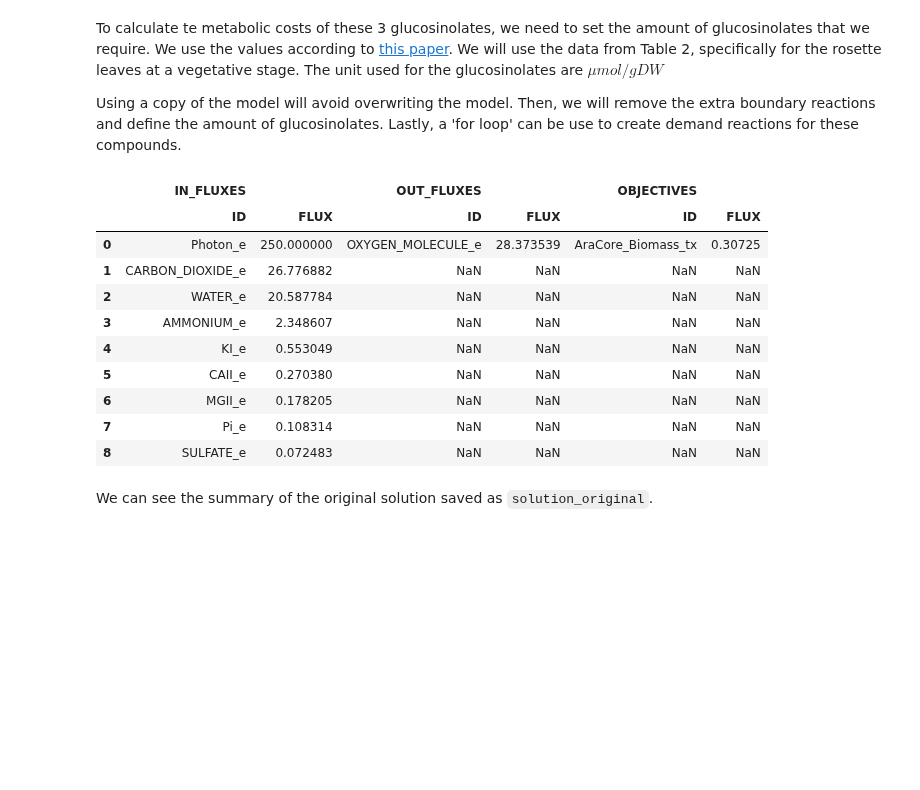
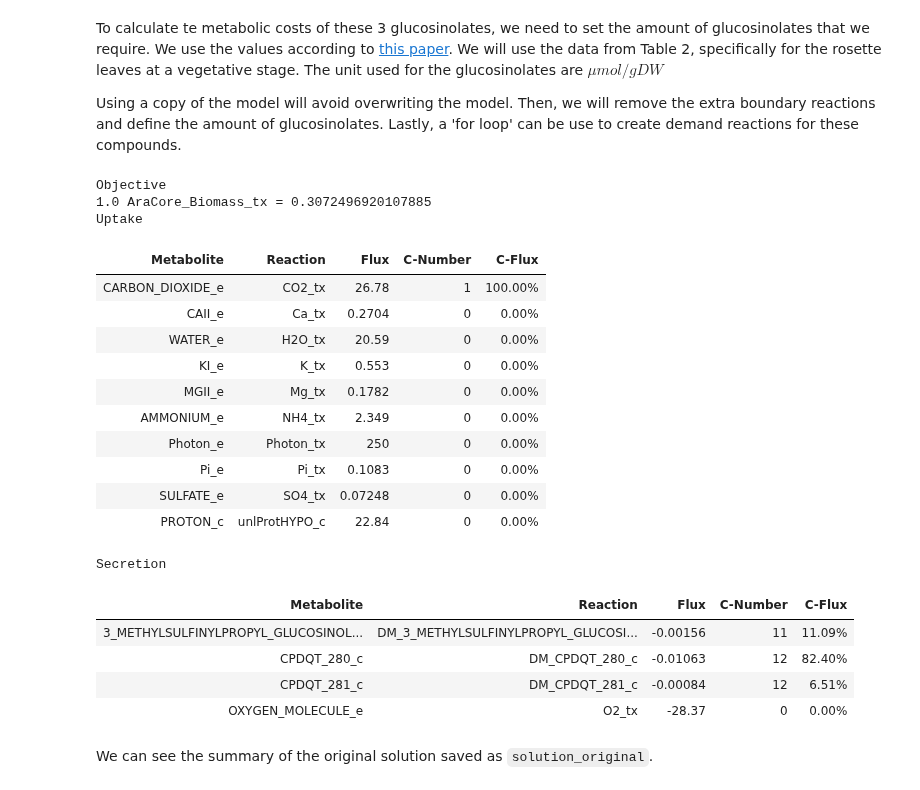
Before and after one commit to Toepfer-Lab/cobramod, a Jupyter notebook: docs/source/GLS.ipynb, the cells around one changed output. Drawn from its saved outputs; the diff is of its cells as text; code cells hidden in the pictures; blank space fills up the shorter version.

```diff
--- a/docs/source/GLS.ipynb
+++ b/docs/source/GLS.ipynb
@@ -501,36 +528,48 @@ Using a copy of the model will avoid overwriting the model. Then, we will remove
 the extra boundary reactions and define the amount of glucosinolates. Lastly,
 a 'for loop' can be use to create demand reactions for these compounds.
 # %%
+# Original solution
+solution_original = model.optimize()
+
 model2 = model.copy()
 # Removing default sinks
 model2.remove_reactions(reactions=model2.sinks)
 
 amount = {
     "3_METHYLSULFINYLPROPYL_GLUCOSINOLATE_c": 1.56 / 1000,
     "CPDQT_280_c": 10.63 / 1000,
     "CPDQT_281_c": 0.84 / 1000
 }
 
 # Creating a demand for each glucosinolate with its corresponding quantity
 for glucosinolate in amount.keys():
     model2.add_boundary(model2.metabolites.get_by_id(glucosinolate), "demand")
     model2.reactions.get_by_id(f'DM_{glucosinolate}').bounds = (amount[glucosinolate], 1000)
 
 # Defining new solution
 solution_glucosinolate = model2.optimize()
-model2.summary(solution=solution_glucosinolate, threshold=0.00001)
+model2.summary(solution=solution_glucosinolate)
 # %% [output]
+Objective
+1.0 AraCore_Biomass_tx = 0.3072496920107885
+Uptake
-|  | IN_FLUXES |  | OUT_FLUXES |  | OBJECTIVES |  |
-|  | ID | FLUX | ID | FLUX | ID | FLUX |
-| 0 | Photon_e | 250.000000 | OXYGEN_MOLECULE_e | 28.373539 | AraCore_Biomass_tx | 0.30725 |
-| 1 | CARBON_DIOXIDE_e | 26.776882 | NaN | NaN | NaN | NaN |
-| 2 | WATER_e | 20.587784 | NaN | NaN | NaN | NaN |
-| 3 | AMMONIUM_e | 2.348607 | NaN | NaN | NaN | NaN |
-| 4 | KI_e | 0.553049 | NaN | NaN | NaN | NaN |
-| 5 | CAII_e | 0.270380 | NaN | NaN | NaN | NaN |
-| 6 | MGII_e | 0.178205 | NaN | NaN | NaN | NaN |
-| 7 | Pi_e | 0.108314 | NaN | NaN | NaN | NaN |
-| 8 | SULFATE_e | 0.072483 | NaN | NaN | NaN | NaN |
+| Metabolite | Reaction | Flux | C-Number | C-Flux |
+| CARBON_DIOXIDE_e | CO2_tx | 26.78 | 1 | 100.00% |
+| CAII_e | Ca_tx | 0.2704 | 0 | 0.00% |
+| WATER_e | H2O_tx | 20.59 | 0 | 0.00% |
+| KI_e | K_tx | 0.553 | 0 | 0.00% |
+| MGII_e | Mg_tx | 0.1782 | 0 | 0.00% |
+| AMMONIUM_e | NH4_tx | 2.349 | 0 | 0.00% |
+| Photon_e | Photon_tx | 250 | 0 | 0.00% |
+| Pi_e | Pi_tx | 0.1083 | 0 | 0.00% |
+| SULFATE_e | SO4_tx | 0.07248 | 0 | 0.00% |
+| PROTON_c | unlProtHYPO_c | 22.84 | 0 | 0.00% |
+Secretion
+| Metabolite | Reaction | Flux | C-Number | C-Flux |
+| 3_METHYLSULFINYLPROPYL_GLUCOSINOL... | DM_3_METHYLSULFINYLPROPYL_GLUCOSI... | -0.00156 | 11 | 11.09% |
+| CPDQT_280_c | DM_CPDQT_280_c | -0.01063 | 12 | 82.40% |
+| CPDQT_281_c | DM_CPDQT_281_c | -0.00084 | 12 | 6.51% |
+| OXYGEN_MOLECULE_e | O2_tx | -28.37 | 0 | 0.00% |
 # %% [markdown]
 We can see the summary of the original solution saved as `solution_original`.
 # %%
```
Also changed, not shown: parts of 17 cells of this notebook, 28 other files.
